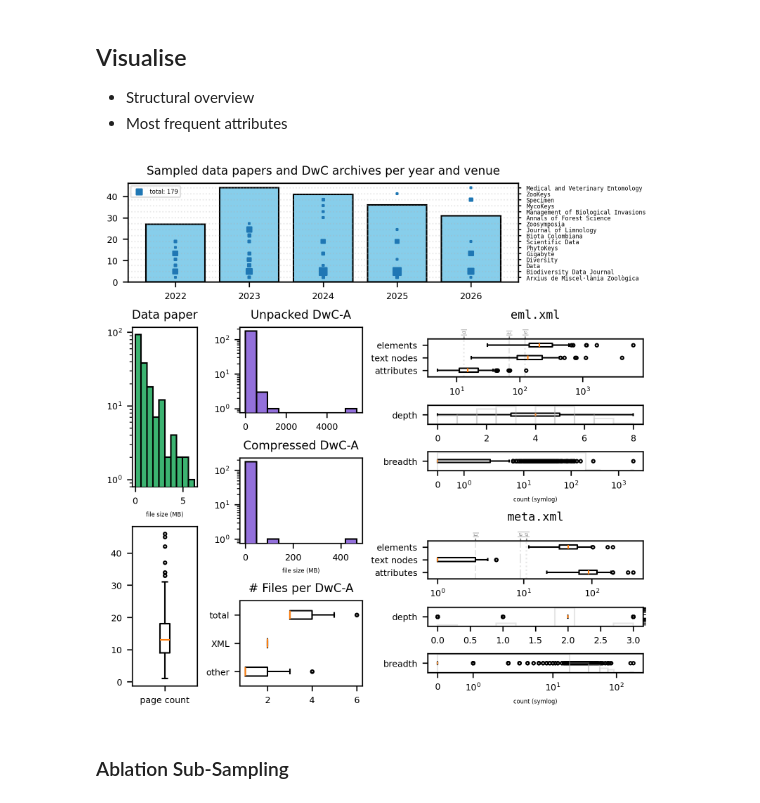
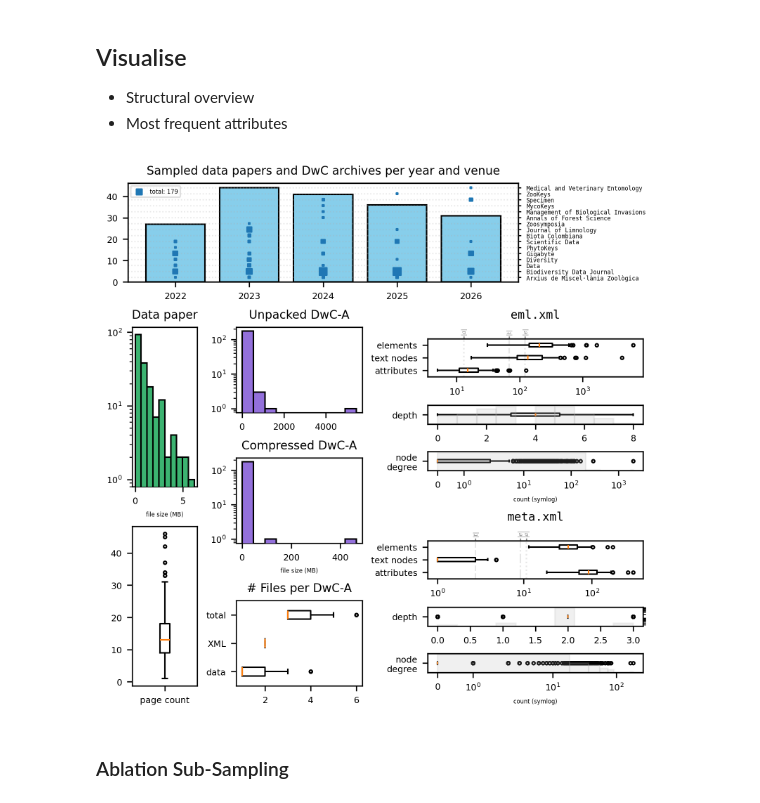
Before and after one commit to mitja-o/metadata-assistant, a Jupyter notebook: _evaluation/statistics/gbif-case-overview.ipynb, the cells around one changed output. Saved outputs shown, nothing was run; the diff lists cells and outputs as text; code cells hidden in the pictures.

```diff
--- a/_evaluation/statistics/gbif-case-overview.ipynb
+++ b/_evaluation/statistics/gbif-case-overview.ipynb
@@ -488,7 +488,7 @@ column_subplots(
         (
             "# Files per DwC-A", {},
             [
-                ("other", dwca_infos["included_file_names"].apply(lambda fs: [f for f in fs if not is_metadata_xml(f)]).apply(len)),
+                ("data", dwca_infos["included_file_names"].apply(lambda fs: [f for f in fs if not is_metadata_xml(f)]).apply(len)),
                 ("XML", dwca_infos["included_file_names"].apply(lambda fs: [f for f in fs if is_metadata_xml(f)]).apply(len)),
                 ("total", dwca_infos["included_file_names"].apply(len)),
             ],
@@ -538,18 +538,18 @@ column_subplots(
             {},
             [("depth", eml_element_overviews["depth"])],
             dict(vert=False),
-            dict(boxplots=True, hists=[(eml_element_overviews["depth"], dict(log=True, ls="-", color="#ffffff00", edgecolor="#aeaeae4d", linewidth=1))])
+            dict(boxplots=True, hists=[(eml_element_overviews["depth"], dict(log=True, ls="-", color="#aeaeae2d", edgecolor="#aeaeae2d", linewidth=1))])
         ),
         (
             "",
             {},
-            [("breadth", eml_element_overviews["fanout"])],
+            [("node\ndegree", eml_element_overviews["fanout"])],
             dict(vert=False),
             dict(
                 boxplots=True,
                 xlabel="count (symlog)",
                 xscale="symlog",
-                hists=[(eml_element_overviews["fanout"], dict(log=True, ls="-", color="#ffffff00", edgecolor="#aeaeae4d", linewidth=1))]
+                hists=[(eml_element_overviews["fanout"], dict(log=True, ls="-", color="#aeaeae2d", edgecolor="#aeaeae2d", linewidth=1))]
             )
         ),
         (
@@ -577,37 +577,37 @@ column_subplots(
                         dict(ls=":", color="#aeaeae4d", linewidth=1, label="|a|")
                     ),
                 ]
             )
         ),
         (
             "",
             {},
             [("depth", dwc_element_overviews["depth"])],
             dict(vert=False),
-            dict(boxplots=True, hists=[(dwc_element_overviews["depth"], dict(log=True, ls="-", color="#ffffff00", edgecolor="#aeaeae4d", linewidth=1))])
+            dict(boxplots=True, hists=[(dwc_element_overviews["depth"], dict(log=True, ls="-", color="#aeaeae2d", edgecolor="#aeaeae2d", linewidth=1))])
         ),
         (
             "",
             {},
-            [("breadth", dwc_element_overviews["fanout"])],
+            [("node\ndegree", dwc_element_overviews["fanout"])],
             dict(vert=False),
             dict(
                 boxplots=True,
                 xlabel="count (symlog)",
                 xscale="symlog",
-                hists=[(dwc_element_overviews["fanout"], dict(log=True, ls="-", color="#ffffff00", edgecolor="#aeaeae4d", linewidth=1))]
+                hists=[(dwc_element_overviews["fanout"], dict(log=True, ls="-", color="#aeaeae2d", edgecolor="#aeaeae2d", linewidth=1))]
             )
         ),
     ],
 )
 axd['D'].axis('off')
 
 # plt.tight_layout()
 plt.savefig("ground-truth-data-eda.png")
 plt.savefig("ground-truth-data-eda.pdf")
 plt.show()
 # %% [output]
-[figure, old version]
+[figure, new version]
 # %% [markdown]
 ### Ablation Sub-Sampling
 # %%
```
Also changed, not shown: 11 other files.
